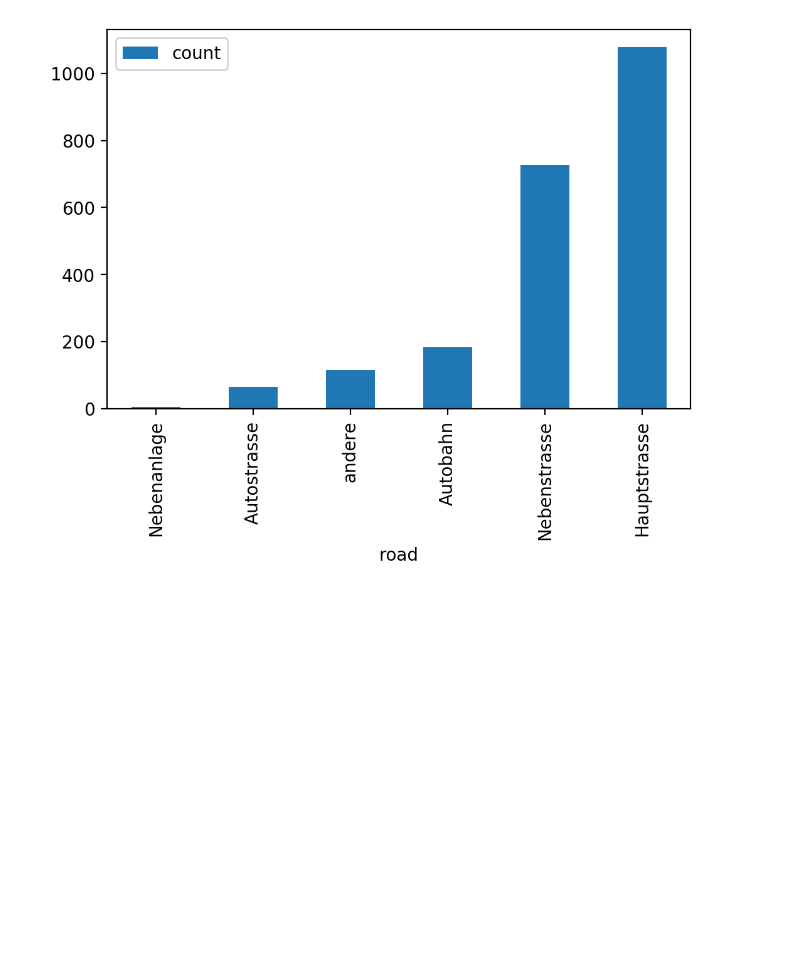
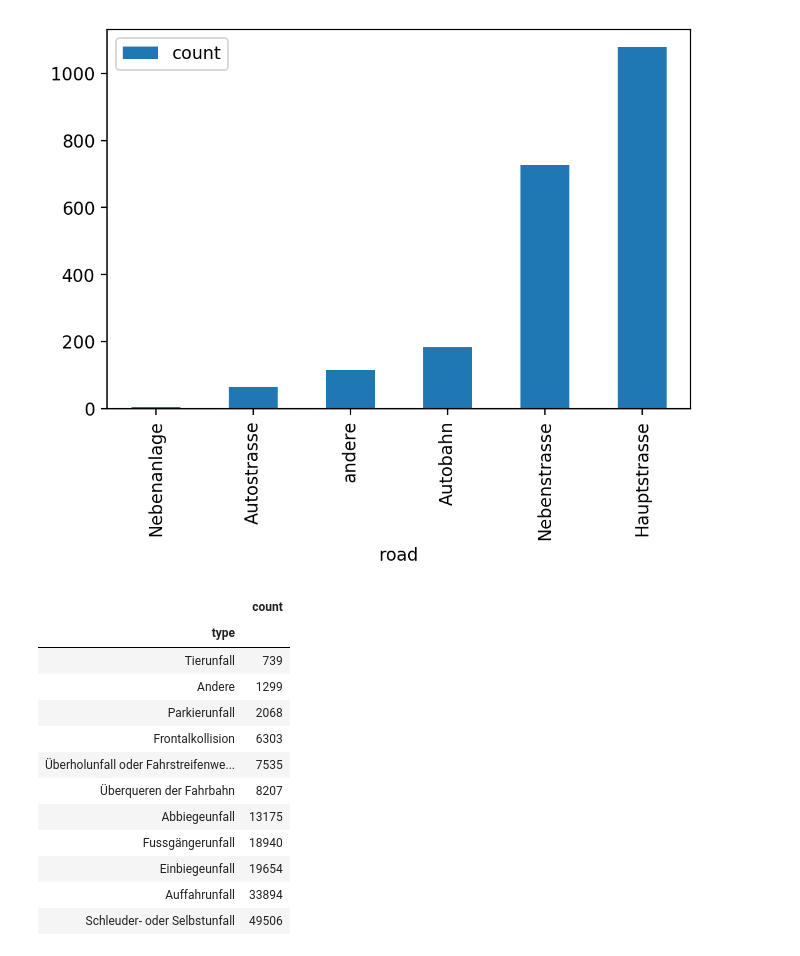
Before and after one commit to randombenj/hslu-dbs, a Jupyter notebook: project/data-mining.ipynb, the cells around one changed output. Cells and saved outputs as stored; diff of their text form; code cells hidden in the pictures; blank space fills up the shorter version.

```diff
--- a/project/data-mining.ipynb
+++ b/project/data-mining.ipynb
@@ -412,3 +412,32 @@ lethal_accident_by_road.plot.bar()
 # %% [output]
 <matplotlib.axes._subplots.AxesSubplot at 0x...>
 [figure]
+# %%
+total_accident_by_type = pd.DataFrame(list(db.accidents.aggregate([
+    {"$group" : {"_id": "$type.name", "count": {"$sum": 1}}},
+    {"$project": {
+      "_id": 0,
+      "type": "$_id",
+      "count": 1,
+    }},
+    {"$sort": {"count": 1}},
+
+
+])))
+total_accident_by_type.set_index("type", inplace=True)
+
+total_accident_by_type
+# %% [output]
+|  | count |
+| type |  |
+| Tierunfall | 739 |
+| Andere | 1299 |
+| Parkierunfall | 2068 |
+| Frontalkollision | 6303 |
+| Überholunfall oder Fahrstreifenwe... | 7535 |
+| Überqueren der Fahrbahn | 8207 |
+| Abbiegeunfall | 13175 |
+| Fussgängerunfall | 18940 |
+| Einbiegeunfall | 19654 |
+| Auffahrunfall | 33894 |
+| Schleuder- oder Selbstunfall | 49506 |
```
Also changed, not shown: parts of 5 cells of this notebook.
